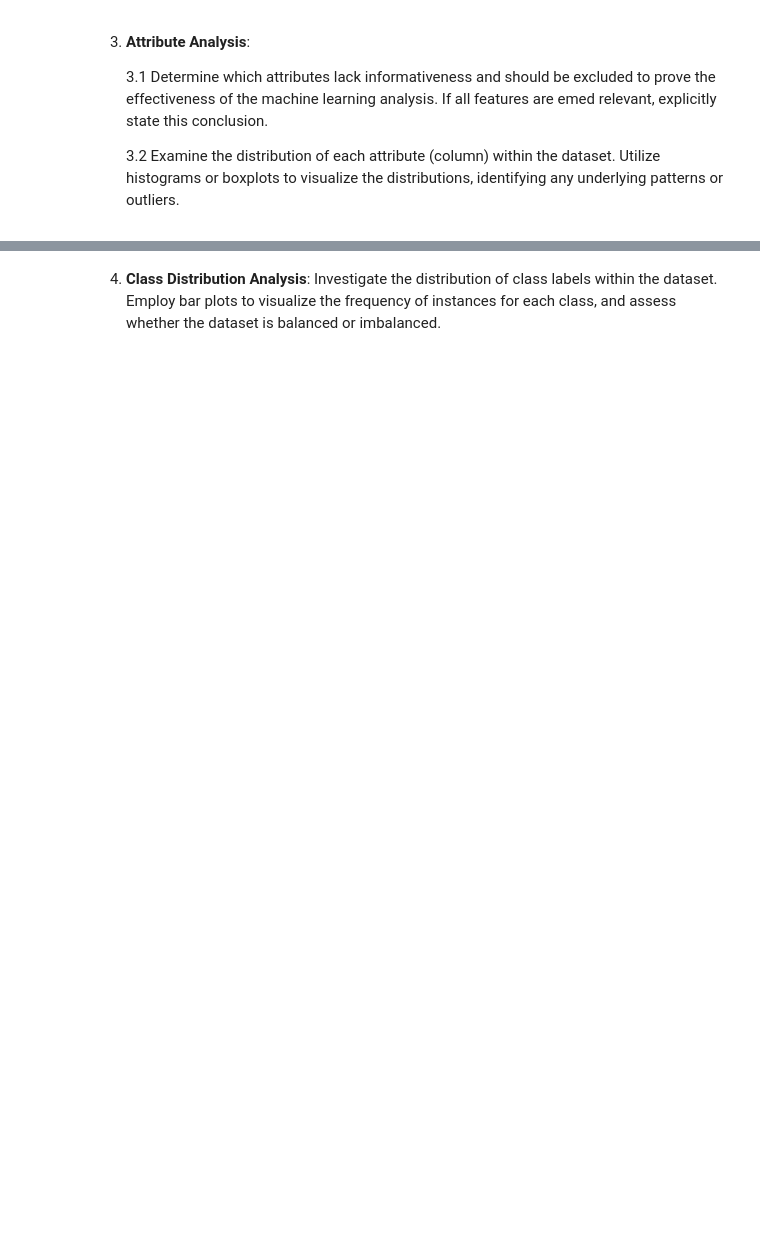
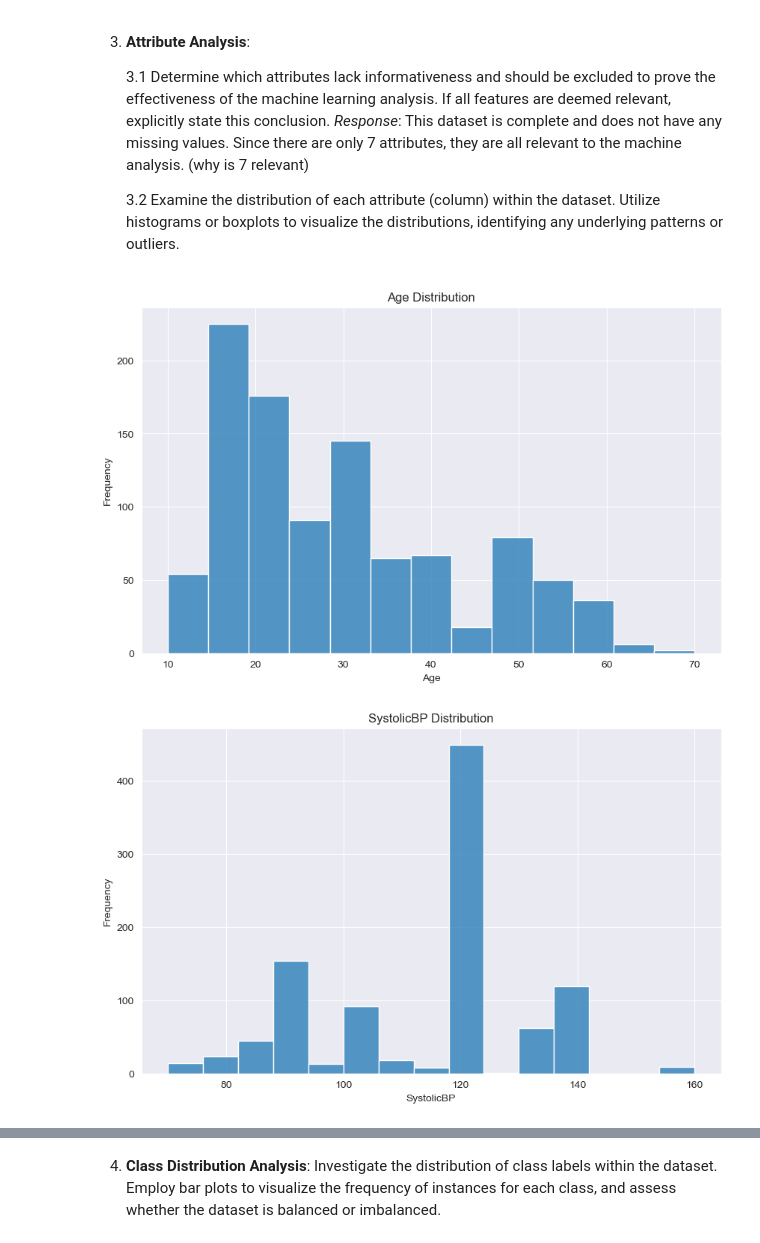
Before and after one commit to siy0h/AI-Projects, a Jupyter notebook: Exploratory Data Analysis/CSI4106_A1_Template.ipynb, the cells around one changed output, grey strips where cells are left out. Saved outputs shown, nothing was run; the diff lists cells and outputs as text; code cells hidden in the pictures; blank space fills up the shorter version.

```diff
--- a/Exploratory Data Analysis/CSI4106_A1_Template.ipynb
+++ b/Exploratory Data Analysis/CSI4106_A1_Template.ipynb
@@ -34,0 +63,6 @@ dataset = pd.read_csv(url)
+# %%
+#03 Maternal Health Risk
+url = "https://raw.githubusercontent.com/siy0h/AI-Projects/refs/heads/main/Exploratory%20Data%20Analysis/assignments-data/a1/03/Maternal%20Health%20Risk%20Data%20Set.csv"
+maternalHealth_df = pd.read_csv(url)
+maternalHealth_df.name = 'maternal health dataset'
+maternalHealth_df.head()
@@ -55,6 +249,8 @@ The following are the questions for Assignment 1. Under each question, we have p
 # %% [markdown]
 3. **Attribute Analysis**:
 
-    3.1 Determine which attributes lack informativeness and should be excluded to prove the effectiveness of the machine learning analysis. If all features are emed relevant, explicitly state this conclusion.
+    3.1 Determine which attributes lack informativeness and should be excluded to prove the effectiveness of the machine learning analysis. If all features are deemed relevant, explicitly state this conclusion.
+   *Response*: This dataset is complete and does not have any missing values. Since there are only 7 attributes, they are all relevant to the machine analysis. (why is 7 relevant)
+
 
     3.2 Examine the distribution of each attribute (column) within the dataset. Utilize histograms or boxplots to visualize the distributions, identifying any underlying patterns or outliers.
@@ -62,0 +257,24 @@ The following are the questions for Assignment 1. Under each question, we have p
+# %%
+import math
+import seaborn as sns
+import matplotlib.pyplot as plt
+
+# Make sure 'columns' is defined as the list of DataFrame column names
+columns = maternalHealth_df.columns
+
+for column_name in columns:
+
+    # Create histogram
+    plt.figure(figsize=(10, 6))
+    sns.histplot(maternalHealth_df[column_name], bins='scott', kde=False)
+
+    # Set the title and labels
+    plt.title(f"{column_name} Distribution")
+    plt.xlabel(f"{column_name}")
+    plt.ylabel('Frequency')
+
+    # Show the plot for each column
+    plt.show()  # This will display each plot one after another
+# %% [output]
+[figure, added]
+[figure, added]
```
Also changed, not shown: parts of 38 cells of this notebook.
